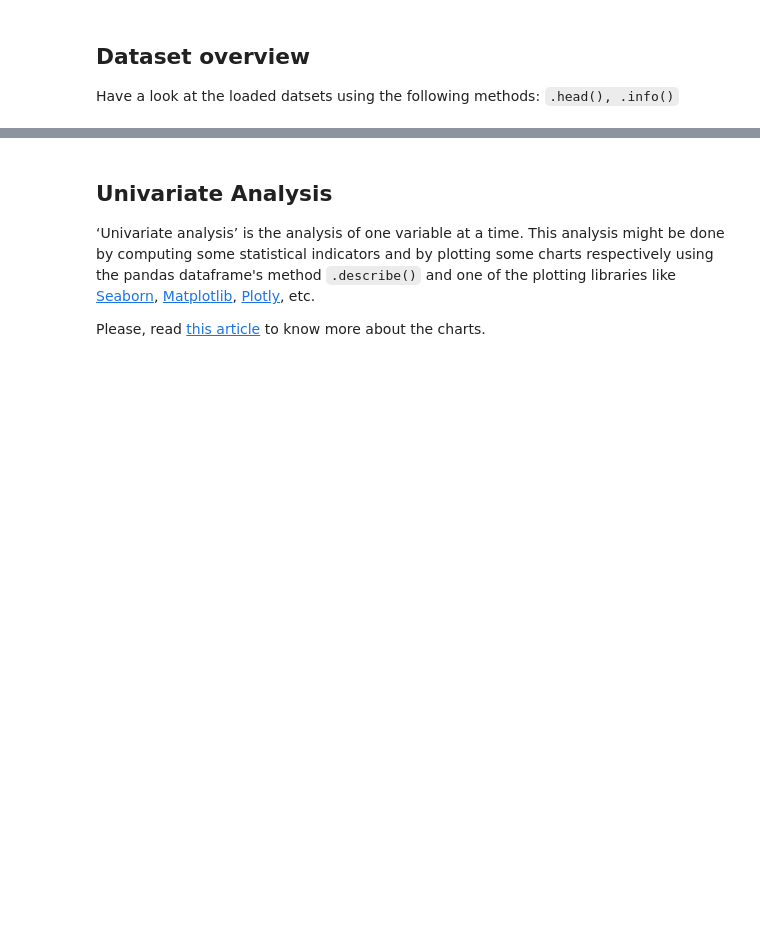
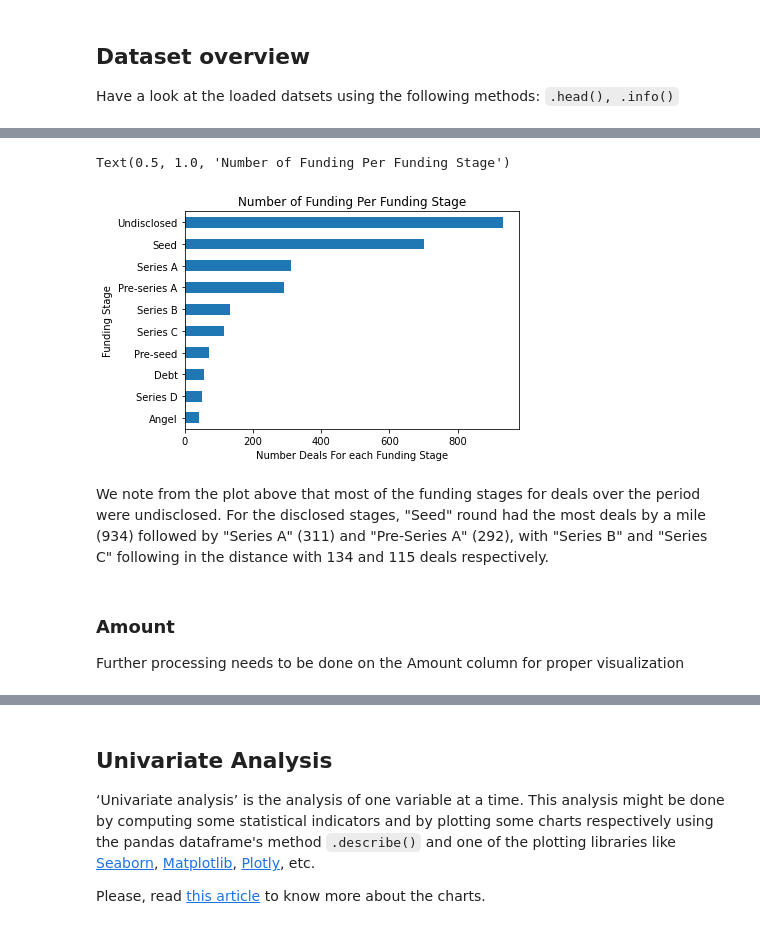
Before and after one commit to kbay9/Indian-startup-funding-analyses-with-python, a Jupyter notebook: DataAnalysis_Step_By_Step_Guide.ipynb, the cells around one changed output, grey strips where cells are left out. Cells and saved outputs as stored; diff of their text form; code cells hidden in the pictures; blank space fills up the shorter version.

```diff
--- a/DataAnalysis_Step_By_Step_Guide.ipynb
+++ b/DataAnalysis_Step_By_Step_Guide.ipynb
@@ -92,0 +1174,2 @@ Have a look at the loaded datsets using the following methods: `.head(), .info()
+# %%
+complete_data_set["Company/Brand"] = complete_data_set["Company/Brand"].apply(lambda x: str(x).capitalize())
@@ -92,0 +1710,4 @@ Have a look at the loaded datsets using the following methods: `.head(), .info()
+# %%
+complete_data_set["Stage"] = complete_data_set["Stage"].apply(lambda x: str(x).replace(" Round",""))
+complete_data_set["Stage"] = complete_data_set["Stage"].apply(lambda x: str(x).replace(" round",""))
+complete_data_set["Stage"] = complete_data_set["Stage"].apply(lambda x: str(x).replace("- Series Unknown",""))
@@ -92,0 +1730,31 @@ Have a look at the loaded datsets using the following methods: `.head(), .info()
+# %%
+# Equating similar entries in the Sector column for ease of analysis (2)
+complete_data_set.loc[complete_data_set["Stage"] == "$6000000", "Stage"] = "Venture"
+complete_data_set.loc[complete_data_set["Stage"] == "Debt Financing", "Stage"] = "Debt"
+complete_data_set.loc[complete_data_set["Stage"] == "Early seed", "Stage"] = "Seed"
+complete_data_set.loc[complete_data_set["Stage"] == "Fresh Funding", "Stage"] = "Seed"
+complete_data_set.loc[complete_data_set["Stage"] == "Fresh funding", "Stage"] = "Seed"
+complete_data_set.loc[complete_data_set["Stage"] == "nan", "Stage"] = "Undisclosed"
+complete_data_set.loc[complete_data_set["Stage"] == "PE", "Stage"] = "Private Equity"
+complete_data_set.loc[complete_data_set["Stage"] == "Pre seed", "Stage"] = "Pre-seed"
+complete_data_set.loc[complete_data_set["Stage"] == "Pre series A1", "Stage"] = "Pre-series A"
+complete_data_set.loc[complete_data_set["Stage"] == "Pre- series A", "Stage"] = "Pre-series A"
+complete_data_set.loc[complete_data_set["Stage"] == "Pre-Series A", "Stage"] = "Pre-series A"
+complete_data_set.loc[complete_data_set["Stage"] == "Pre-Series A1", "Stage"] = "Pre-series A"
+complete_data_set.loc[complete_data_set["Stage"] == "Seed fund", "Stage"] = "Seed"
+complete_data_set.loc[complete_data_set["Stage"] == "Seed funding", "Stage"] = "Seed"
+complete_data_set.loc[complete_data_set["Stage"] == "Seed Funding", "Stage"] = "Seed"
+complete_data_set.loc[complete_data_set["Stage"] == "Seies A", "Stage"] = "Series A"
+complete_data_set.loc[complete_data_set["Stage"] == "Series A2", "Stage"] = "Series A"
+complete_data_set.loc[complete_data_set["Stage"] == "Series I", "Stage"] = "Series A"
+complete_data_set.loc[complete_data_set["Stage"] == "Pre Series A", "Stage"] = "Pre-series A"
+complete_data_set.loc[complete_data_set["Stage"] == "Pre series A", "Stage"] = "Pre-series A"
+complete_data_set.loc[complete_data_set["Stage"] == "Pre series B", "Stage"] = "Pre-series B"
+complete_data_set.loc[complete_data_set["Stage"] == "Pre series C", "Stage"] = "Pre-series C"
+complete_data_set.loc[complete_data_set["Stage"] == "Pre-Seed", "Stage"] = "Pre-seed"
+complete_data_set.loc[complete_data_set["Stage"] == "Pre-series A1", "Stage"] = "Pre-series A"
+complete_data_set.loc[complete_data_set["Stage"] == "Seed & Series A", "Stage"] = "Series A"
+complete_data_set.loc[complete_data_set["Stage"] == "Seed A", "Stage"] = "Series A"
+complete_data_set.loc[complete_data_set["Stage"] == "Seed Investment", "Stage"] = "Seed"
+complete_data_set.loc[complete_data_set["Stage"] == "Seed+", "Stage"] = "Seed"
+complete_data_set.loc[complete_data_set["Stage"] == "Pre-Series B", "Stage"] = "Pre-series B"
@@ -92,0 +1780,14 @@ Have a look at the loaded datsets using the following methods: `.head(), .info()
+# %%
+complete_data_set["Stage"].value_counts().head(10).sort_values().plot.barh()
+plt.xlabel("Number Deals For each Funding Stage")
+plt.ylabel("Funding Stage")
+plt.title("Number of Funding Per Funding Stage")
+# %% [output]
+Text(0.5, 1.0, 'Number of Funding Per Funding Stage')
+[figure, added]
+# %% [markdown]
+We note from the plot above that most of the funding stages for deals over the period were undisclosed. For the disclosed stages, "Seed" round had the most deals by a mile (934) followed by "Series A" (311) and "Pre-Series A" (292), with "Series B" and "Series C" following in the distance with 134 and 115 deals respectively.
+# %% [markdown]
+### Amount
+
+Further processing needs to be done on the Amount column for proper visualization
```
Also changed, not shown: parts of 126 cells of this notebook, 6 other files.
